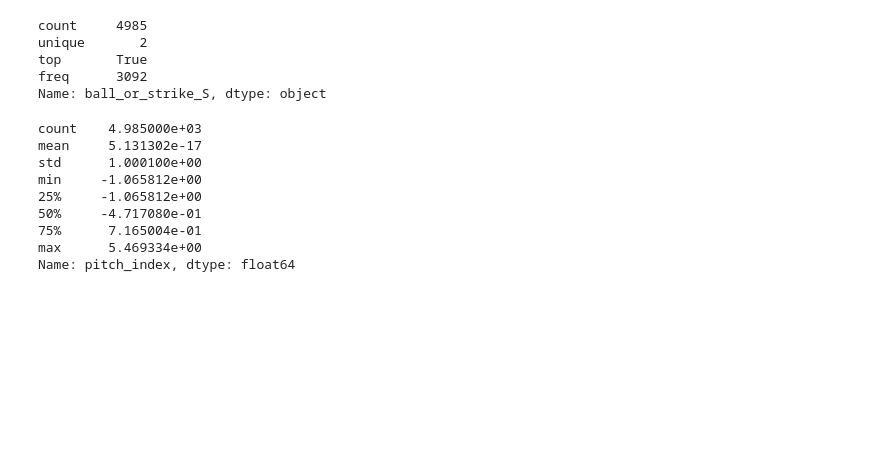
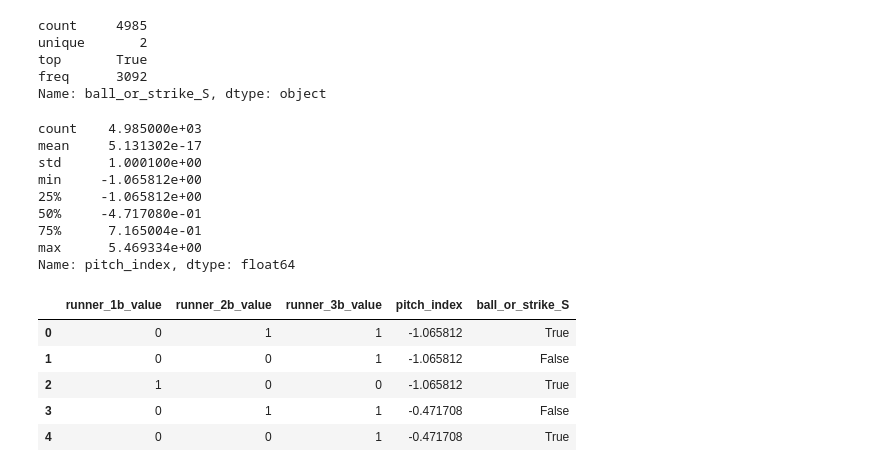
Before and after one commit to glroland/baseball, a Jupyter notebook: src/predict/predict_pitch_experiment.ipynb, the cells around one changed output. Cells and saved outputs as stored; diff of their text form; code cells hidden in the pictures; blank space fills up the shorter version.

```diff
--- a/src/predict/predict_pitch_experiment.ipynb
+++ b/src/predict/predict_pitch_experiment.ipynb
@@ -212,6 +235,15 @@ min     -1.065812e+00
 75%      7.165004e-01
 max      5.469334e+00
 Name: pitch_index, dtype: float64
+# %%
+df_dummies.head()
+# %% [output]
+|  | runner_1b_value | runner_2b_value | runner_3b_value | pitch_index | ball_or_strike_S |
+| 0 | 0 | 1 | 1 | -1.065812 | True |
+| 1 | 0 | 0 | 1 | -1.065812 | False |
+| 2 | 1 | 0 | 0 | -1.065812 | True |
+| 3 | 0 | 1 | 1 | -0.471708 | False |
+| 4 | 0 | 0 | 1 | -0.471708 | True |
 # %%
 num_features = df_dummies.shape[1] - 1
 print(f"Number of Features: {num_features}")
```
Also changed, not shown: parts of 13 cells of this notebook.
